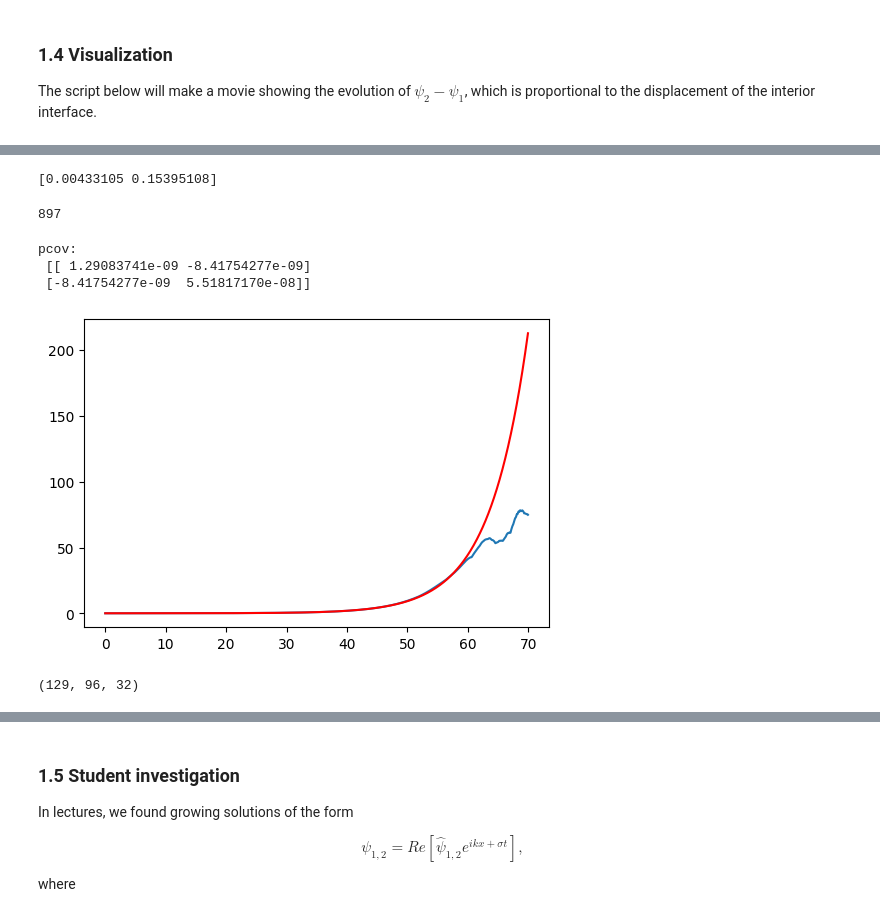
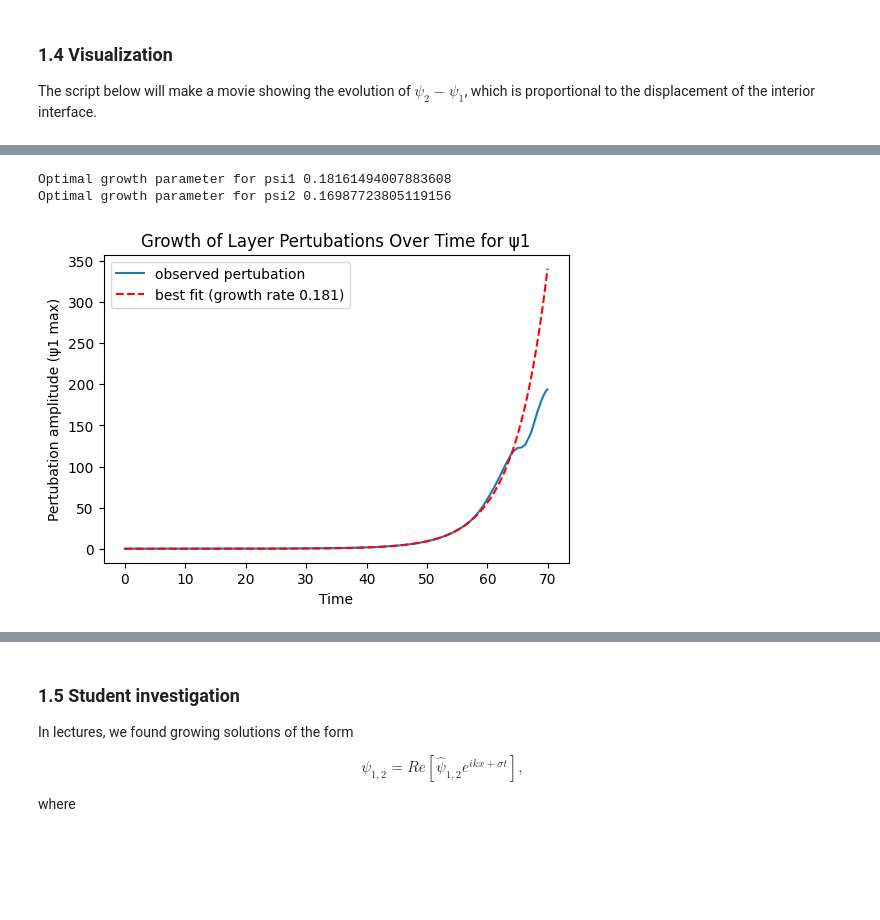
Before and after one commit to benwulmer/QCES, a Jupyter notebook: Project4_storms.ipynb, the cells around one changed output, grey strips where cells are left out. Saved outputs shown, nothing was run; the diff lists cells and outputs as text; code cells hidden in the pictures; blank space fills up the shorter version.

```diff
--- a/Project4_storms.ipynb
+++ b/Project4_storms.ipynb
@@ -278,39 +278,33 @@ INFO:matplotlib.animation:MovieWriter._run: running command: ffmpeg -f rawvideo
 # %%
 import math
 
-psidiff = []
-theoretical = []
+psi1max = []
+psi2max = []
 for i in range(len(psi1_save)):
-  psidiff.append(np.max(psi2_save[i,:,:]-psi1_save[i,:,:]))
+  psi1max.append(np.max(psi1_save[i,:,:]))
+  psi2max.append(np.max(psi2_save[i,:,:]))
 # %%
 from scipy.optimize import curve_fit
 
 def func(x, a, b):
     return a*np.exp(b*x)
 
-popt, pcov = curve_fit(func, t_save[:760], psidiff[:700], bounds=([0, -np.inf], [np.inf, np.inf]))
-print(popt)
+poptpsi1, pcov = curve_fit(func, t_save[:740], psi1max[:740], bounds=([0, -np.inf], [np.inf, np.inf]))
+poptpsi2, pcov = curve_fit(func, t_save[:740], psi2max[:740], bounds=([0, -np.inf], [np.inf, np.inf]))
+
+print("Optimal growth parameter for psi1", poptpsi1[1])
+print("Optimal growth parameter for psi2", poptpsi2[1])
 # %% [output]
-[0.00433105 0.15395108]
+Optimal growth parameter for psi1 0.18161494007883608
+Optimal growth parameter for psi2 0.16987723805119156
-# %%
-print(len(t_save))
-# %% [output]
-897
-# %%
-print("pcov:\n", pcov)
-# %% [output]
-pcov:
- [[ 1.29083741e-09 -8.41754277e-09]
- [-8.41754277e-09  5.51817170e-08]]
 # %%
 plt.figure(figsize=(6, 4))
-plt.plot(t_save, psidiff)
-plt.plot(t_save, func(np.array(t_save), *popt), 'r-')
-
+plt.plot(t_save, psi1max, label="observed pertubation")
+plt.plot(t_save, func(np.array(t_save), *poptpsi1), 'r--', label="best fit (growth rate 0.181)")
+plt.xlabel("Time")
+plt.ylabel("Pertubation amplitude (ψ1 max)")
+plt.title("Growth of Layer Pertubations Over Time for ψ1")
+plt.legend()
 plt.show()
 # %% [output]
-[figure, old version]
+[figure, new version]
-# %%
-print(np.shape(psi1_save))
-# %% [output]
-(129, 96, 32)
```
Also changed, not shown: parts of 12 cells of this notebook.
